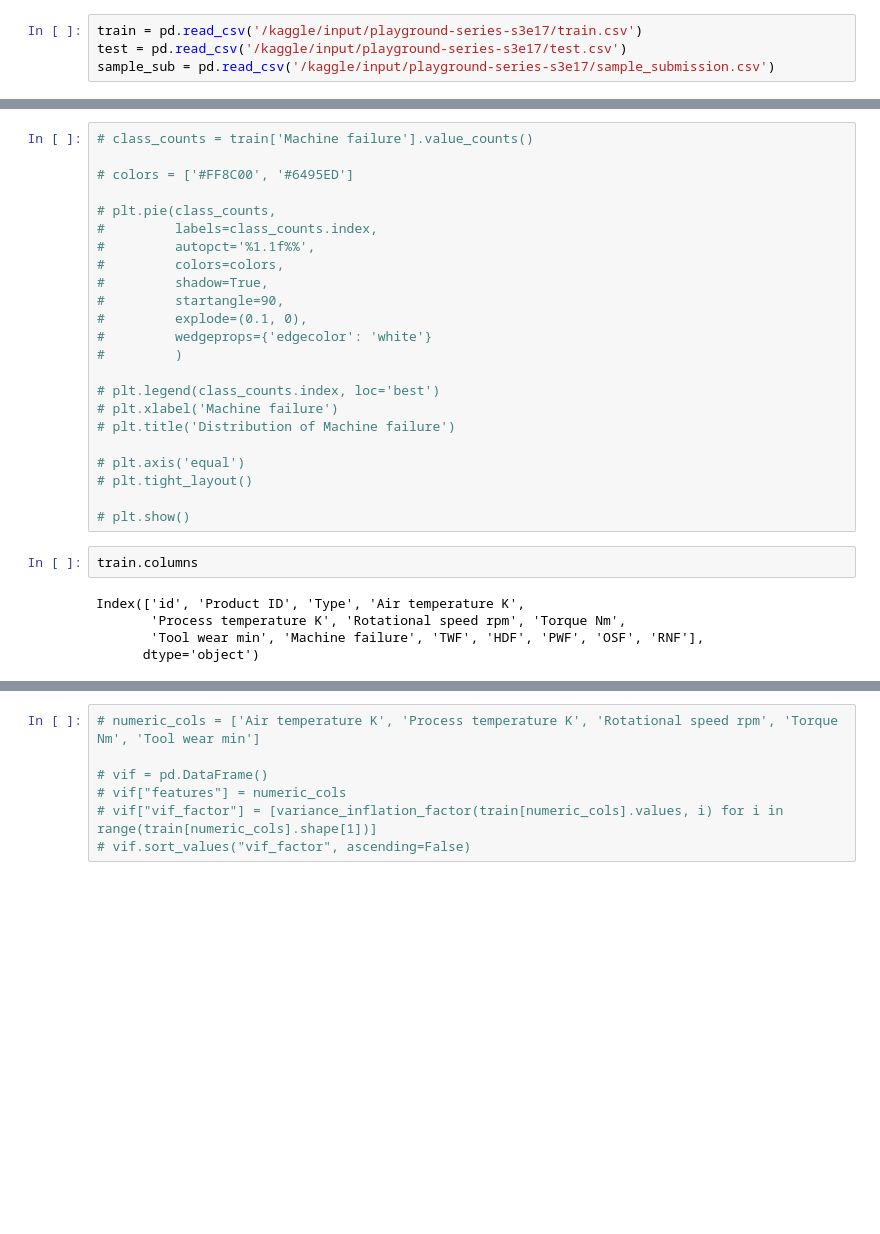
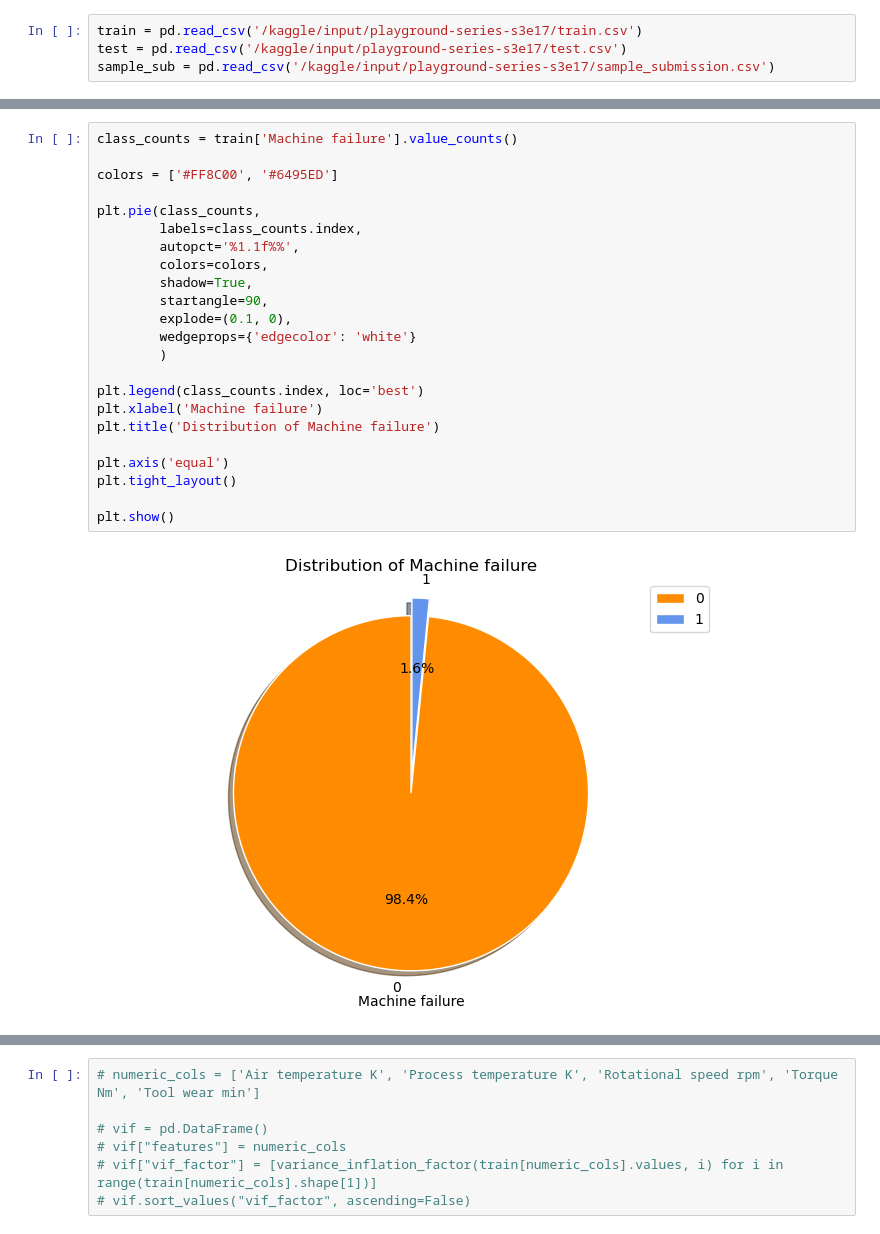
Before and after one commit to utkarshx27/Kaggle-Work-ML-Models, a Jupyter notebook: machine-failure-predictions.ipynb, the cells around one changed output, grey strips where cells are left out. Drawn from its saved outputs; the diff is of its cells as text; blank space fills up the shorter version.

```diff
--- a/machine-failure-predictions.ipynb
+++ b/machine-failure-predictions.ipynb
@@ -62,31 +96,26 @@ train.columns = train.columns.str.replace('[\[\]]', '', regex=True)
 # %%
-# class_counts = train['Machine failure'].value_counts()
+class_counts = train['Machine failure'].value_counts()
 
-# colors = ['#FF8C00', '#6495ED']
+colors = ['#FF8C00', '#6495ED']
 
-# plt.pie(class_counts,
-#         labels=class_counts.index,
-#         autopct='%1.1f%%',
-#         colors=colors,
-#         shadow=True,
-#         startangle=90,
-#         explode=(0.1, 0),
-#         wedgeprops={'edgecolor': 'white'}
-#         )
+plt.pie(class_counts,
+        labels=class_counts.index,
+        autopct='%1.1f%%',
+        colors=colors,
+        shadow=True,
+        startangle=90,
+        explode=(0.1, 0),
+        wedgeprops={'edgecolor': 'white'}
+        )
 
-# plt.legend(class_counts.index, loc='best')
-# plt.xlabel('Machine failure')
-# plt.title('Distribution of Machine failure')
+plt.legend(class_counts.index, loc='best')
+plt.xlabel('Machine failure')
+plt.title('Distribution of Machine failure')
 
-# plt.axis('equal')
-# plt.tight_layout()
+plt.axis('equal')
+plt.tight_layout()
 
-# plt.show()
+plt.show()
+# %% [output]
+[figure, added]
-# %%
-train.columns
-# %% [output]
-Index(['id', 'Product ID', 'Type', 'Air temperature K',
-       'Process temperature K', 'Rotational speed rpm', 'Torque Nm',
-       'Tool wear min', 'Machine failure', 'TWF', 'HDF', 'PWF', 'OSF', 'RNF'],
-      dtype='object')
 # %%
```
Also changed, not shown: parts of 27 cells of this notebook.
